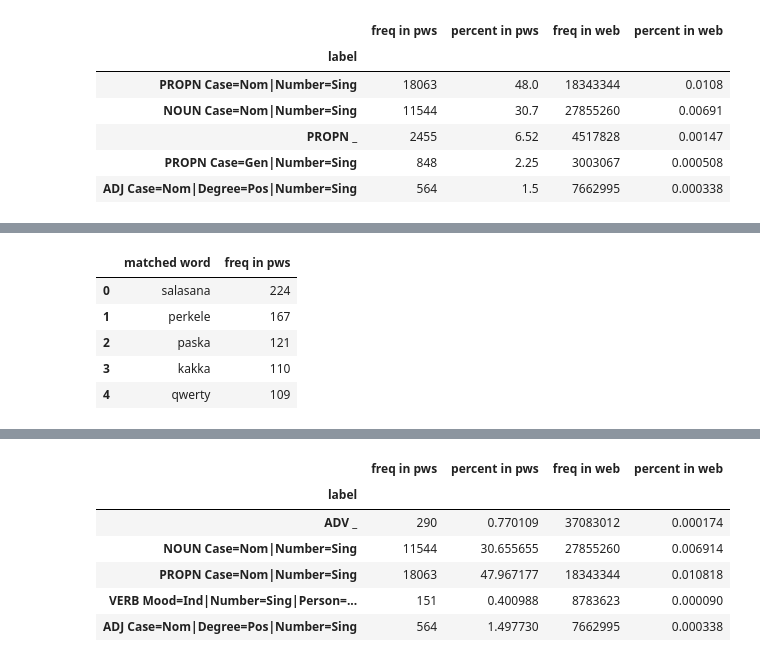
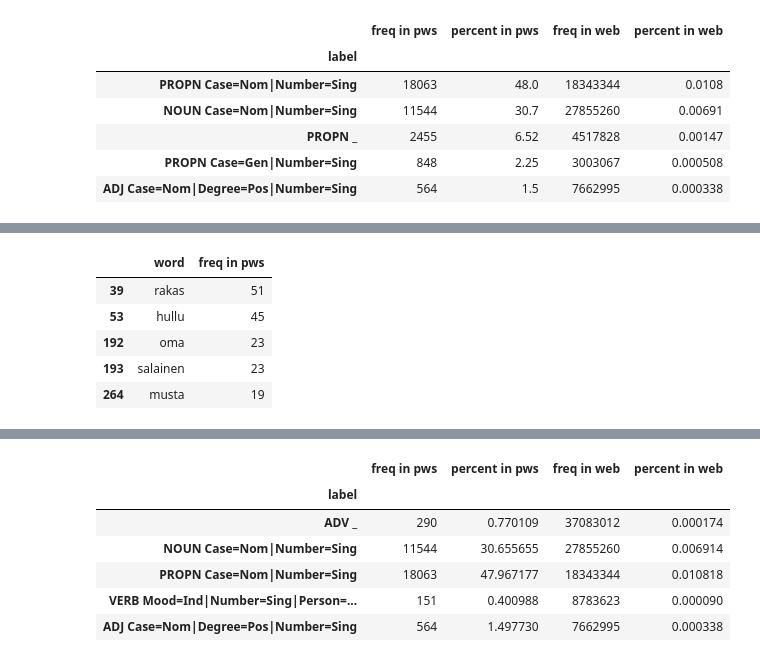
Before and after one commit to elmasyr/pw, a Jupyter notebook: PW_pivot_78k.ipynb, the cells around one changed output, grey strips where cells are left out. Saved outputs shown, nothing was run; the diff lists cells and outputs as text; code cells hidden in the pictures.

```diff
--- a/PW_pivot_78k.ipynb
+++ b/PW_pivot_78k.ipynb
@@ -40,0 +37,2 @@ df.head()
+# %%
+df = df.rename(columns={'matched word': 'word', 'finnish word': 'Finnish word', 'finnish name': 'Finnish name'})
@@ -130,9 +359,9 @@ df.sort_values(['freq in pws'],ascending=False).head()
 # %%
-df[['matched word','freq in pws']][df['label']=='NOUN Case=Nom|Number=Sing'].sort_values(['freq in pws'],ascending=False).head()
+df[['word','freq in pws']][df['label']=='ADJ Case=Nom|Degree=Pos|Number=Sing'].sort_values(['freq in pws'],ascending=False).head()
 # %% [output]
-|  | matched word | freq in pws |
-| 0 | salasana | 224 |
-| 1 | perkele | 167 |
-| 2 | paska | 121 |
-| 3 | kakka | 110 |
-| 4 | qwerty | 109 |
+|  | word | freq in pws |
+| 39 | rakas | 51 |
+| 53 | hullu | 45 |
+| 192 | oma | 23 |
+| 193 | salainen | 23 |
+| 264 | musta | 19 |
```
Also changed, not shown: parts of 54 cells of this notebook, 2 other files.
